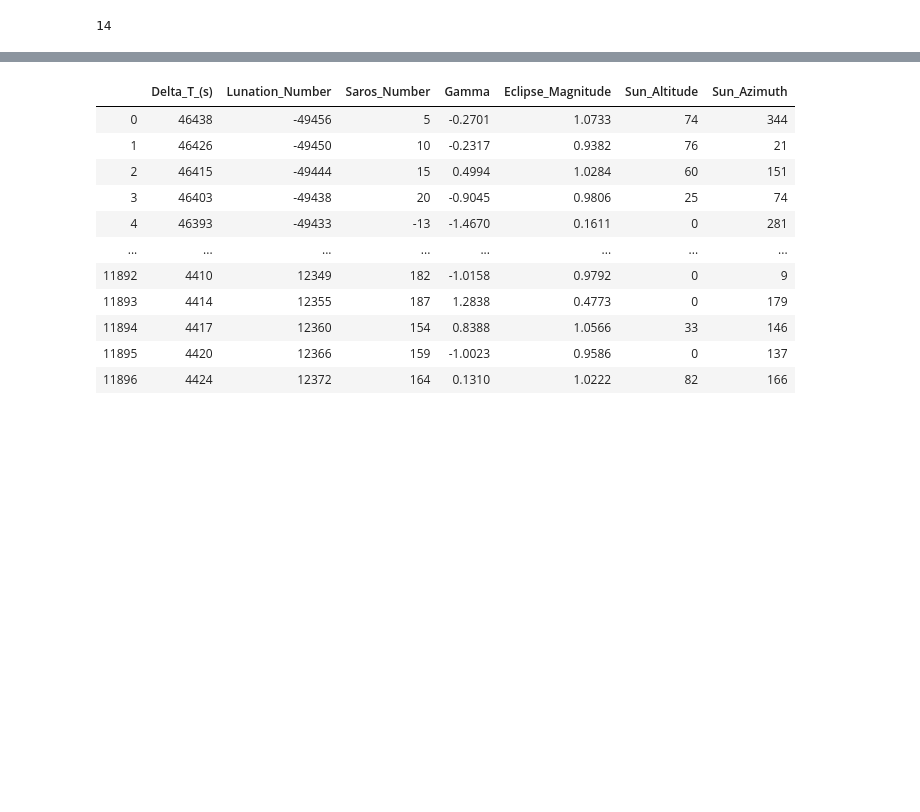
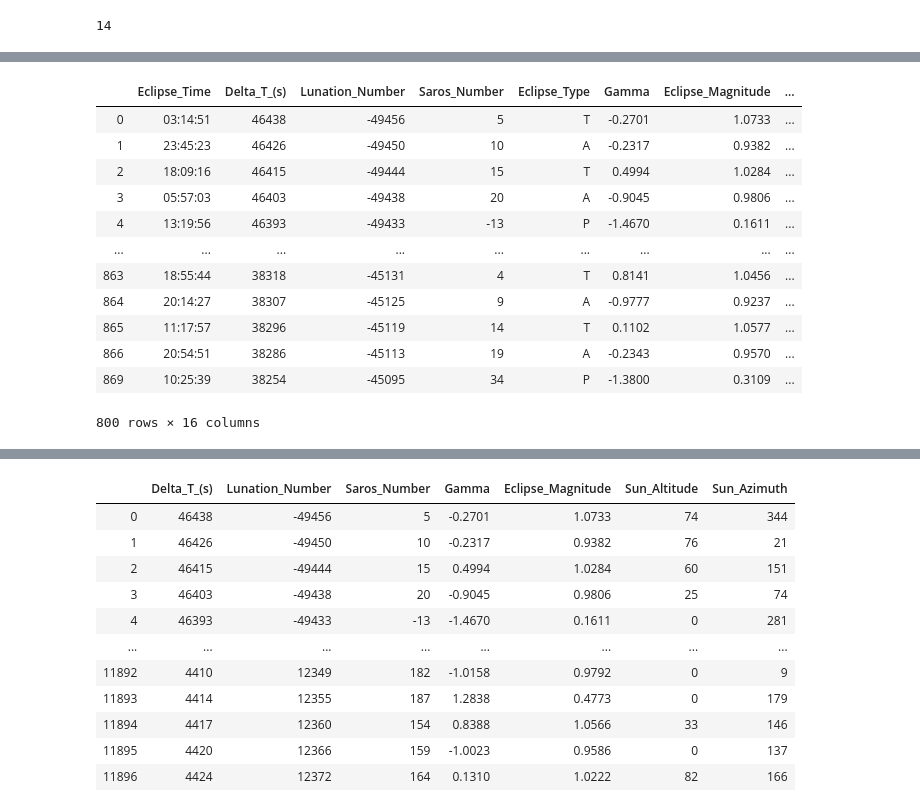
Before and after one commit to gracegm/Final_Project, a Jupyter notebook: final project code.ipynb, the cells around one changed output, grey strips where cells are left out. Saved outputs shown, nothing was run; the diff lists cells and outputs as text; code cells hidden in the pictures; blank space fills up the shorter version.

```diff
--- a/final project code.ipynb
+++ b/final project code.ipynb
@@ -370,0 +455,19 @@ len(solar.columns)
+# %%
+# Use only first 800 rows, encompassing dates beginning from the 17th century. (1601-1999)
+# Gregorian calendar starts after 1582
+
+solar[0:800]
+# %% [output]
+|  | Eclipse_Time | Delta_T_(s) | Lunation_Number | Saros_Number | Eclipse_Type | Gamma | Eclipse_Magnitude | ... |
+| 0 | 03:14:51 | 46438 | -49456 | 5 | T | -0.2701 | 1.0733 | ... |
+| 1 | 23:45:23 | 46426 | -49450 | 10 | A | -0.2317 | 0.9382 | ... |
+| 2 | 18:09:16 | 46415 | -49444 | 15 | T | 0.4994 | 1.0284 | ... |
+| 3 | 05:57:03 | 46403 | -49438 | 20 | A | -0.9045 | 0.9806 | ... |
+| 4 | 13:19:56 | 46393 | -49433 | -13 | P | -1.4670 | 0.1611 | ... |
+| ... | ... | ... | ... | ... | ... | ... | ... | ... |
+| 863 | 18:55:44 | 38318 | -45131 | 4 | T | 0.8141 | 1.0456 | ... |
+| 864 | 20:14:27 | 38307 | -45125 | 9 | A | -0.9777 | 0.9237 | ... |
+| 865 | 11:17:57 | 38296 | -45119 | 14 | T | 0.1102 | 1.0577 | ... |
+| 866 | 20:54:51 | 38286 | -45113 | 19 | A | -0.2343 | 0.9570 | ... |
+| 869 | 10:25:39 | 38254 | -45095 | 34 | P | -1.3800 | 0.3109 | ... |
+800 rows × 16 columns
```
Also changed, not shown: parts of 52 cells of this notebook.
